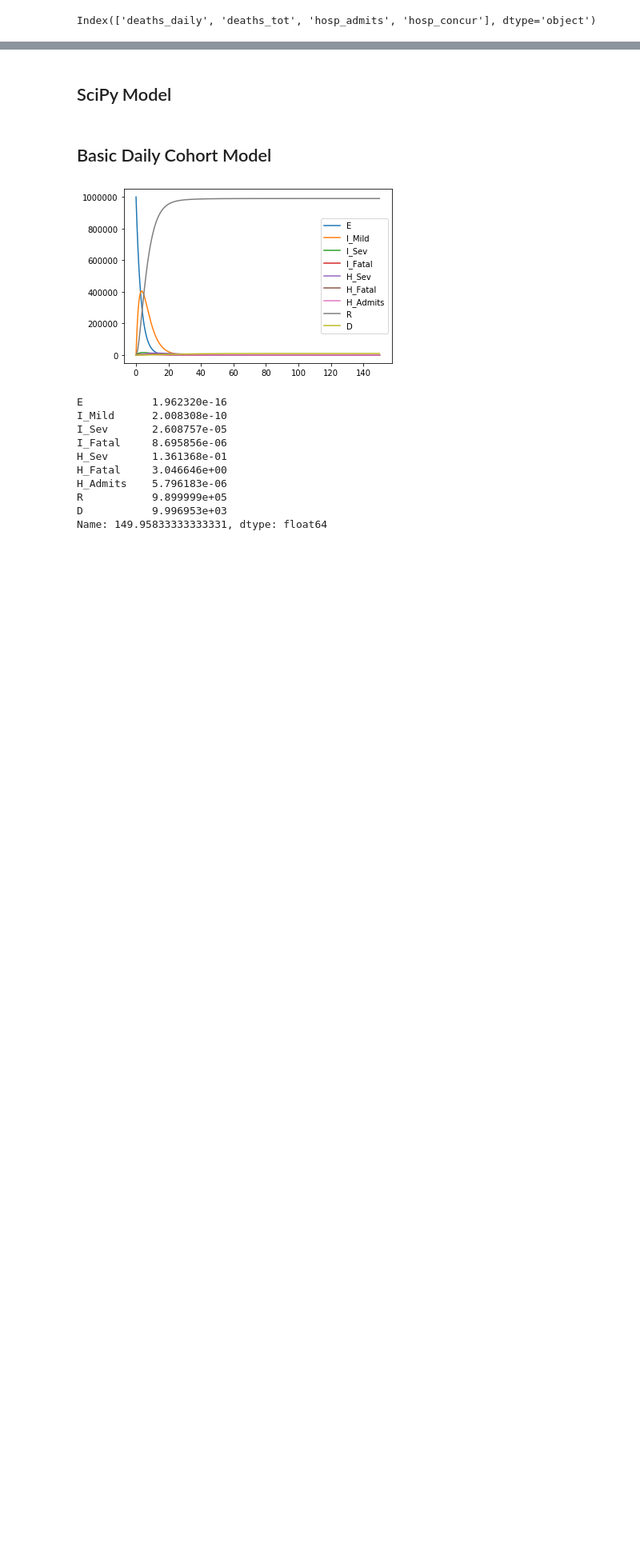
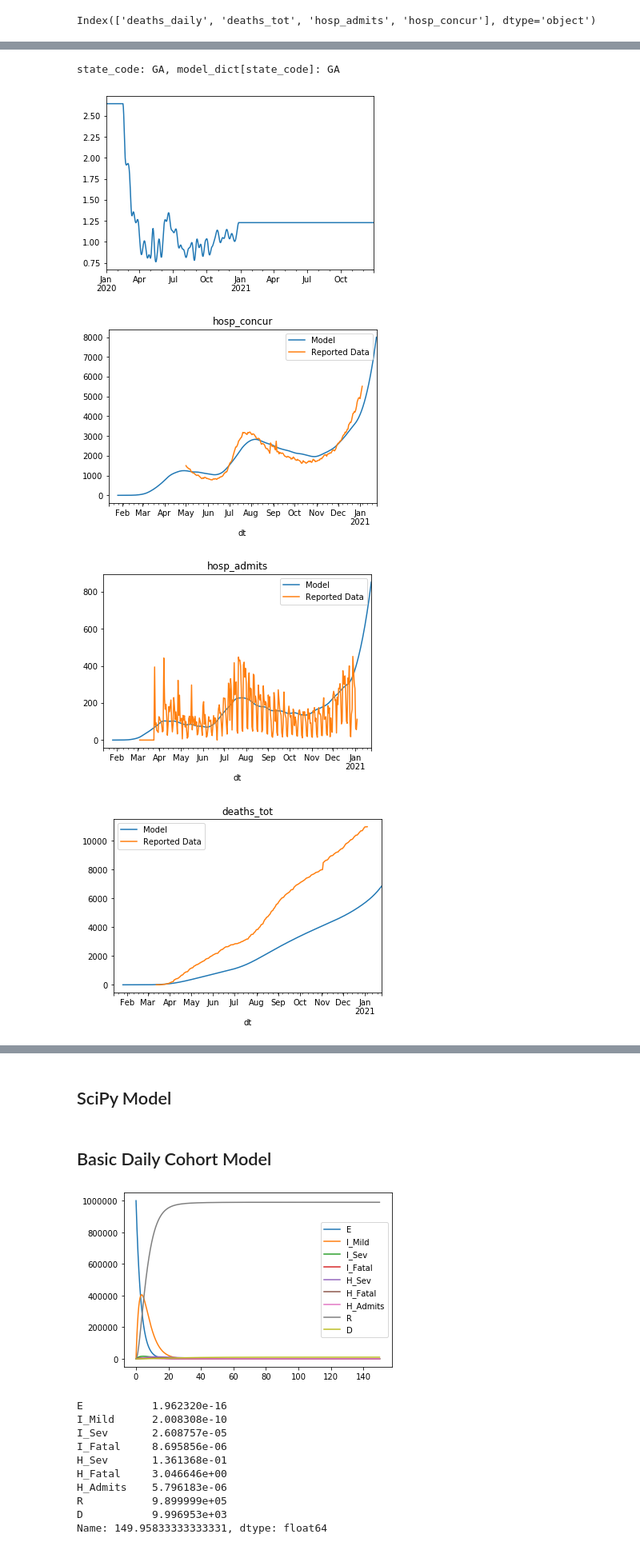
Before and after one commit to donnellymjd/coronita, a Jupyter notebook: SEIRDSModelUpdateDev.ipynb, the cells around one changed output, grey strips where cells are left out. Shown at 80% size. Saved outputs shown, nothing was run; the diff lists cells and outputs as text; code cells hidden in the pictures; blank space fills up the shorter version.

```diff
--- a/SEIRDSModelUpdateDev.ipynb
+++ b/SEIRDSModelUpdateDev.ipynb
@@ -538,0 +652,10 @@ Name: 2021-01-24 00:00:00, dtype: float64
+# %%
+%%time
+state_code = 'GA'
+state_results[state_code] = param_min_sequence(state_code, allstate_model_dicts)
+# %% [output]
+state_code: GA, model_dict[state_code]: GA
+[figure, added]
+[figure, added]
+[figure, added]
+[figure, added]
```
Also changed, not shown: parts of 20 cells of this notebook.
